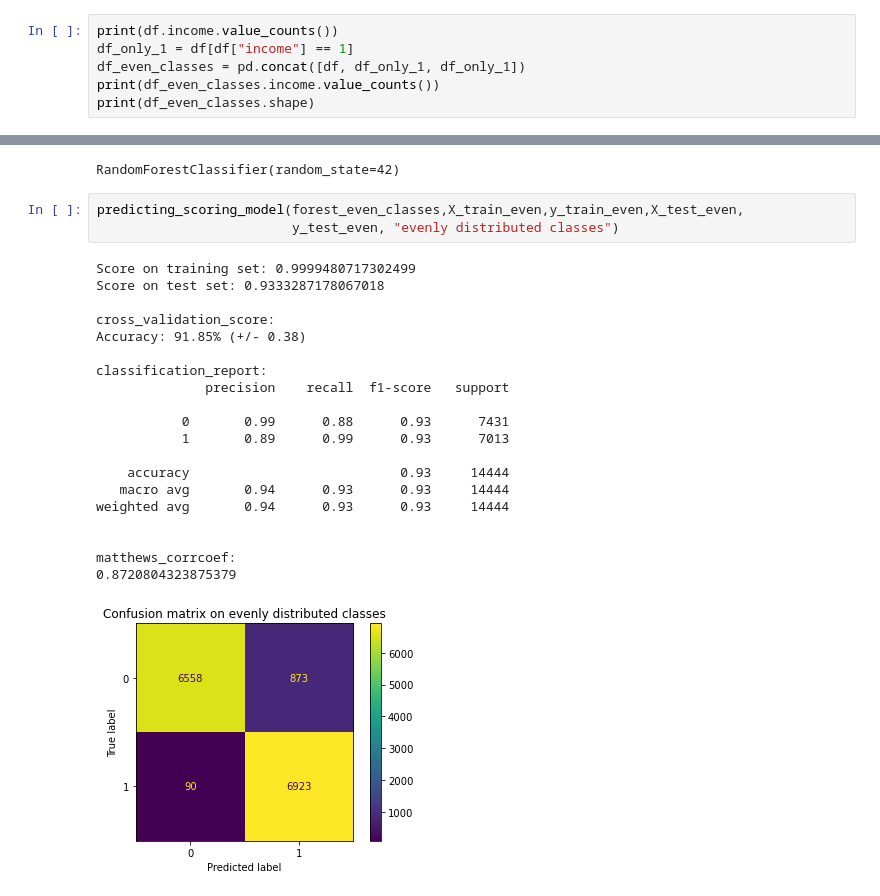
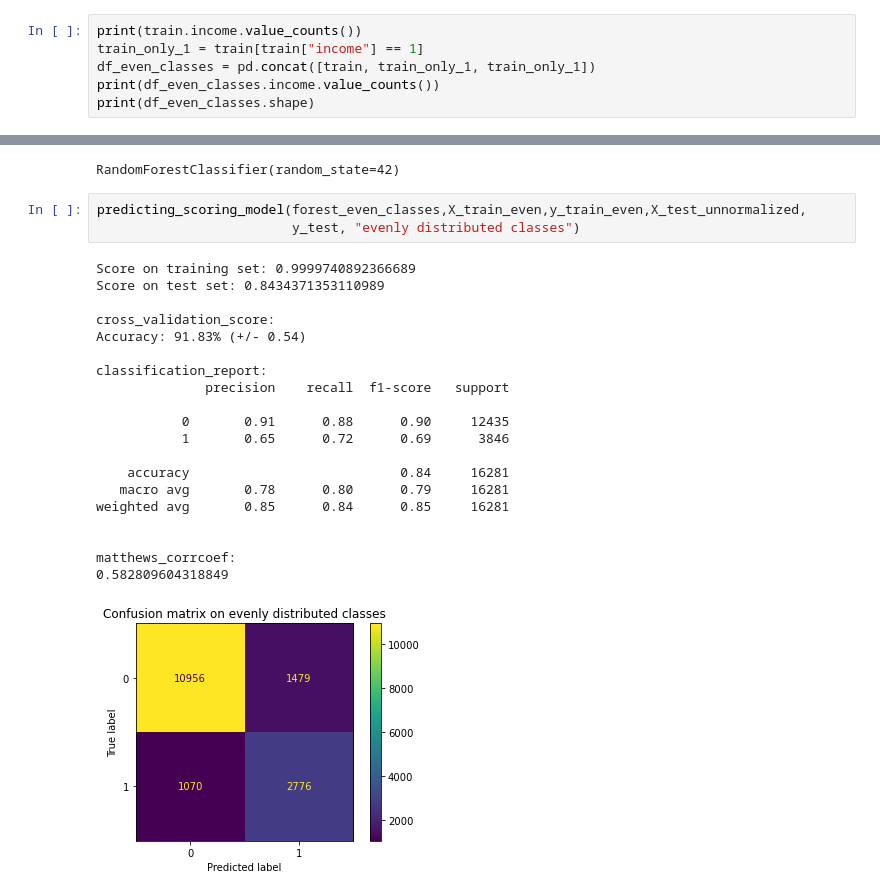
Before and after one commit to matthew-samyn/us-income, a Jupyter notebook: main.ipynb, the cells around one changed output, grey strips where cells are left out. Drawn from its saved outputs; the diff is of its cells as text.

```diff
--- a/main.ipynb
+++ b/main.ipynb
@@ -251,7 +241,7 @@ plt.savefig("Visuals/Distribution_classes.png")
 # %%
-print(df.income.value_counts())
-df_only_1 = df[df["income"] == 1]
-df_even_classes = pd.concat([df, df_only_1, df_only_1])
+print(train.income.value_counts())
+train_only_1 = train[train["income"] == 1]
+df_even_classes = pd.concat([train, train_only_1, train_only_1])
 print(df_even_classes.income.value_counts())
 print(df_even_classes.shape)
 # %% [output]
@@ -285,26 +275,26 @@ forest_even_classes.fit(X_train_even, y_train_even)
 # %% [output]
 RandomForestClassifier(random_state=42)
 # %%
-predicting_scoring_model(forest_even_classes,X_train_even,y_train_even,X_test_even,
-                         y_test_even, "evenly distributed classes")
+predicting_scoring_model(forest_even_classes,X_train_even,y_train_even,X_test_unnormalized,
+                         y_test, "evenly distributed classes")
 # %% [output]
-Score on training set: 0.9999480717302499
-Score on test set: 0.9333287178067018
+Score on training set: 0.9999740892366689
+Score on test set: 0.8434371353110989
 
 cross_validation_score:
-Accuracy: 91.85% (+/- 0.38)
+Accuracy: 91.83% (+/- 0.54)
 
 classification_report:
               precision    recall  f1-score   support
 
-           0       0.99      0.88      0.93      7431
-           1       0.89      0.99      0.93      7013
+           0       0.91      0.88      0.90     12435
+           1       0.65      0.72      0.69      3846
 
-    accuracy                           0.93     14444
-   macro avg       0.94      0.93      0.93     14444
-weighted avg       0.94      0.93      0.93     14444
+    accuracy                           0.84     16281
+   macro avg       0.78      0.80      0.79     16281
+weighted avg       0.85      0.84      0.85     16281
 
 
 matthews_corrcoef:
-0.8720804323875379
+0.582809604318849
-[figure, old version]
+[figure, new version]
```
Also changed, not shown: parts of 6 cells of this notebook, 6 other files.
